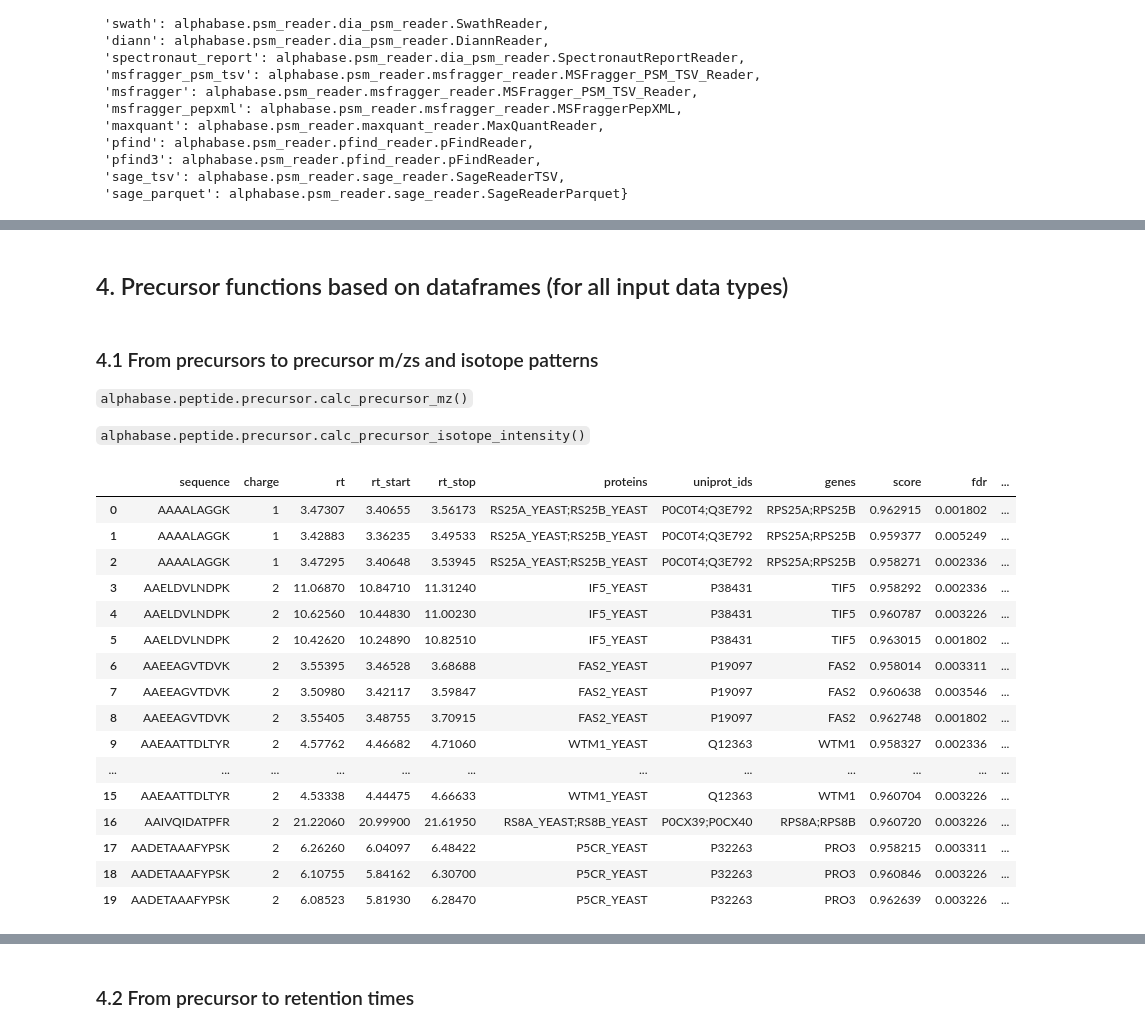
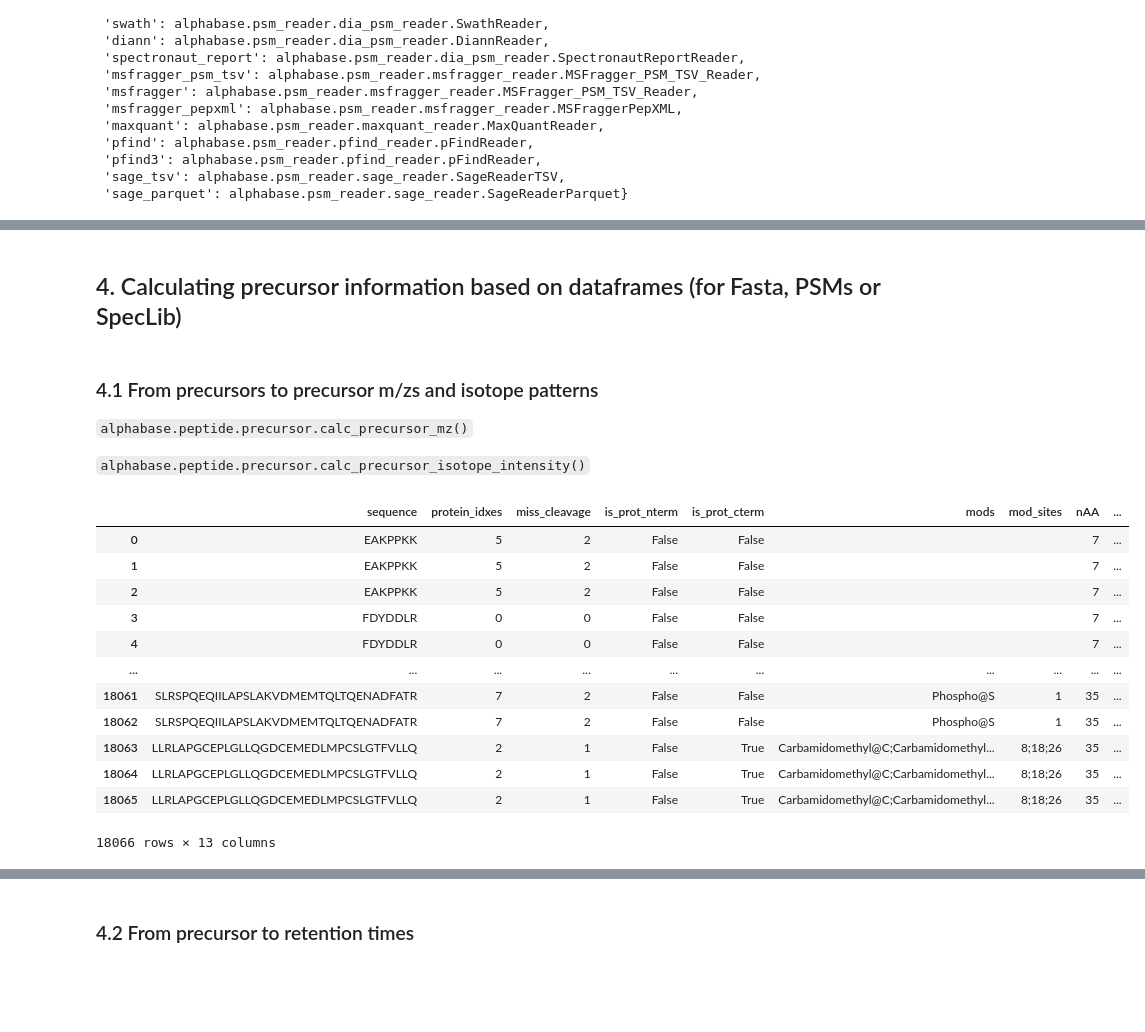
Before and after one commit to MannLabs/alphabase, a Jupyter notebook: docs/tutorials/tutorial_basic_functionalities.ipynb, the cells around one changed output, grey strips where cells are left out. Saved outputs shown, nothing was run; the diff lists cells and outputs as text; code cells hidden in the pictures; blank space fills up the shorter version.

```diff
--- a/docs/tutorials/tutorial_basic_functionalities.ipynb
+++ b/docs/tutorials/tutorial_basic_functionalities.ipynb
@@ -272,5 +340,5 @@ speclib.fragment_intensity_df
 # %% [markdown]
-## 4. Precursor functions based on dataframes (for all input data types)
+## 4. Calculating precursor information based on dataframes (for Fasta, PSMs or SpecLib)
 # %% [markdown]
 ### 4.1 From precursors to precursor m/zs and isotope patterns
 
@@ -278,24 +346,21 @@ speclib.fragment_intensity_df
 
 `alphabase.peptide.precursor.calc_precursor_isotope_intensity()`
 # %%
+# calculating the precursor m/zs
 from alphabase.peptide.precursor import update_precursor_mz
-update_precursor_mz(diann_psm_df)
+update_precursor_mz(fasta_df)
 # %% [output]
-|  | sequence | charge | rt | rt_start | rt_stop | proteins | uniprot_ids | genes | score | fdr | ... |
-| 0 | AAAALAGGK | 1 | 3.47307 | 3.40655 | 3.56173 | RS25A_YEAST;RS25B_YEAST | P0C0T4;Q3E792 | RPS25A;RPS25B | 0.962915 | 0.001802 | ... |
-| 1 | AAAALAGGK | 1 | 3.42883 | 3.36235 | 3.49533 | RS25A_YEAST;RS25B_YEAST | P0C0T4;Q3E792 | RPS25A;RPS25B | 0.959377 | 0.005249 | ... |
-| 2 | AAAALAGGK | 1 | 3.47295 | 3.40648 | 3.53945 | RS25A_YEAST;RS25B_YEAST | P0C0T4;Q3E792 | RPS25A;RPS25B | 0.958271 | 0.002336 | ... |
-| 3 | AAELDVLNDPK | 2 | 11.06870 | 10.84710 | 11.31240 | IF5_YEAST | P38431 | TIF5 | 0.958292 | 0.002336 | ... |
-| 4 | AAELDVLNDPK | 2 | 10.62560 | 10.44830 | 11.00230 | IF5_YEAST | P38431 | TIF5 | 0.960787 | 0.003226 | ... |
-| 5 | AAELDVLNDPK | 2 | 10.42620 | 10.24890 | 10.82510 | IF5_YEAST | P38431 | TIF5 | 0.963015 | 0.001802 | ... |
-| 6 | AAEEAGVTDVK | 2 | 3.55395 | 3.46528 | 3.68688 | FAS2_YEAST | P19097 | FAS2 | 0.958014 | 0.003311 | ... |
-| 7 | AAEEAGVTDVK | 2 | 3.50980 | 3.42117 | 3.59847 | FAS2_YEAST | P19097 | FAS2 | 0.960638 | 0.003546 | ... |
-| 8 | AAEEAGVTDVK | 2 | 3.55405 | 3.48755 | 3.70915 | FAS2_YEAST | P19097 | FAS2 | 0.962748 | 0.001802 | ... |
-| 9 | AAEAATTDLTYR | 2 | 4.57762 | 4.46682 | 4.71060 | WTM1_YEAST | Q12363 | WTM1 | 0.958327 | 0.002336 | ... |
-| ... | ... | ... | ... | ... | ... | ... | ... | ... | ... | ... | ... |
-| 15 | AAEAATTDLTYR | 2 | 4.53338 | 4.44475 | 4.66633 | WTM1_YEAST | Q12363 | WTM1 | 0.960704 | 0.003226 | ... |
-| 16 | AAIVQIDATPFR | 2 | 21.22060 | 20.99900 | 21.61950 | RS8A_YEAST;RS8B_YEAST | P0CX39;P0CX40 | RPS8A;RPS8B | 0.960720 | 0.003226 | ... |
-| 17 | AADETAAAFYPSK | 2 | 6.26260 | 6.04097 | 6.48422 | P5CR_YEAST | P32263 | PRO3 | 0.958215 | 0.003311 | ... |
-| 18 | AADETAAAFYPSK | 2 | 6.10755 | 5.84162 | 6.30700 | P5CR_YEAST | P32263 | PRO3 | 0.960846 | 0.003226 | ... |
-| 19 | AADETAAAFYPSK | 2 | 6.08523 | 5.81930 | 6.28470 | P5CR_YEAST | P32263 | PRO3 | 0.962639 | 0.003226 | ... |
+|  | sequence | protein_idxes | miss_cleavage | is_prot_nterm | is_prot_cterm | mods | mod_sites | nAA | ... |
+| 0 | EAKPPKK | 5 | 2 | False | False |  |  | 7 | ... |
+| 1 | EAKPPKK | 5 | 2 | False | False |  |  | 7 | ... |
+| 2 | EAKPPKK | 5 | 2 | False | False |  |  | 7 | ... |
+| 3 | FDYDDLR | 0 | 0 | False | False |  |  | 7 | ... |
+| 4 | FDYDDLR | 0 | 0 | False | False |  |  | 7 | ... |
+| ... | ... | ... | ... | ... | ... | ... | ... | ... | ... |
+| 18061 | SLRSPQEQIILAPSLAKVDMEMTQLTQENADFATR | 7 | 2 | False | False | Phospho@S | 1 | 35 | ... |
+| 18062 | SLRSPQEQIILAPSLAKVDMEMTQLTQENADFATR | 7 | 2 | False | False | Phospho@S | 1 | 35 | ... |
+| 18063 | LLRLAPGCEPLGLLQGDCEMEDLMPCSLGTFVLLQ | 2 | 1 | False | True | Carbamidomethyl@C;Carbamidomethyl... | 8;18;26 | 35 | ... |
+| 18064 | LLRLAPGCEPLGLLQGDCEMEDLMPCSLGTFVLLQ | 2 | 1 | False | True | Carbamidomethyl@C;Carbamidomethyl... | 8;18;26 | 35 | ... |
+| 18065 | LLRLAPGCEPLGLLQGDCEMEDLMPCSLGTFVLLQ | 2 | 1 | False | True | Carbamidomethyl@C;Carbamidomethyl... | 8;18;26 | 35 | ... |
+18066 rows × 13 columns
 # %%
```
Also changed, not shown: parts of 56 cells of this notebook, 2 other files.
